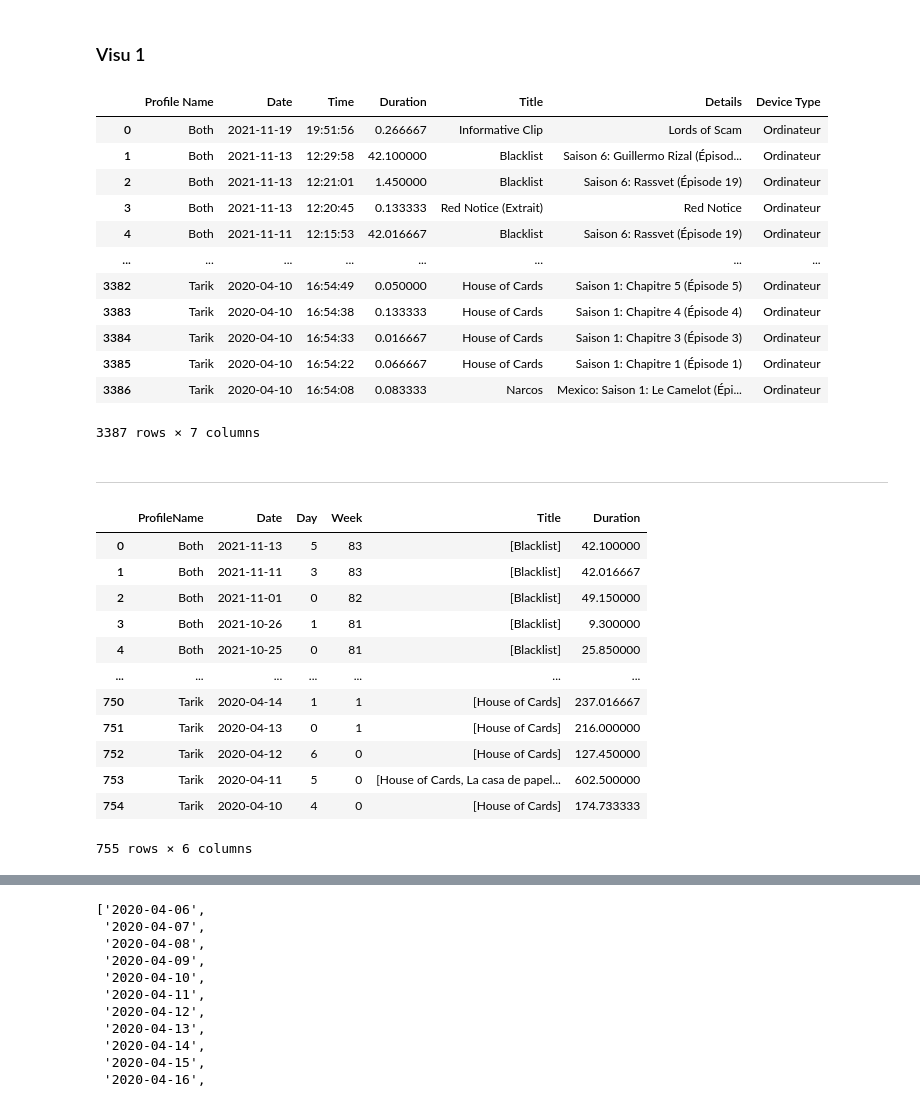
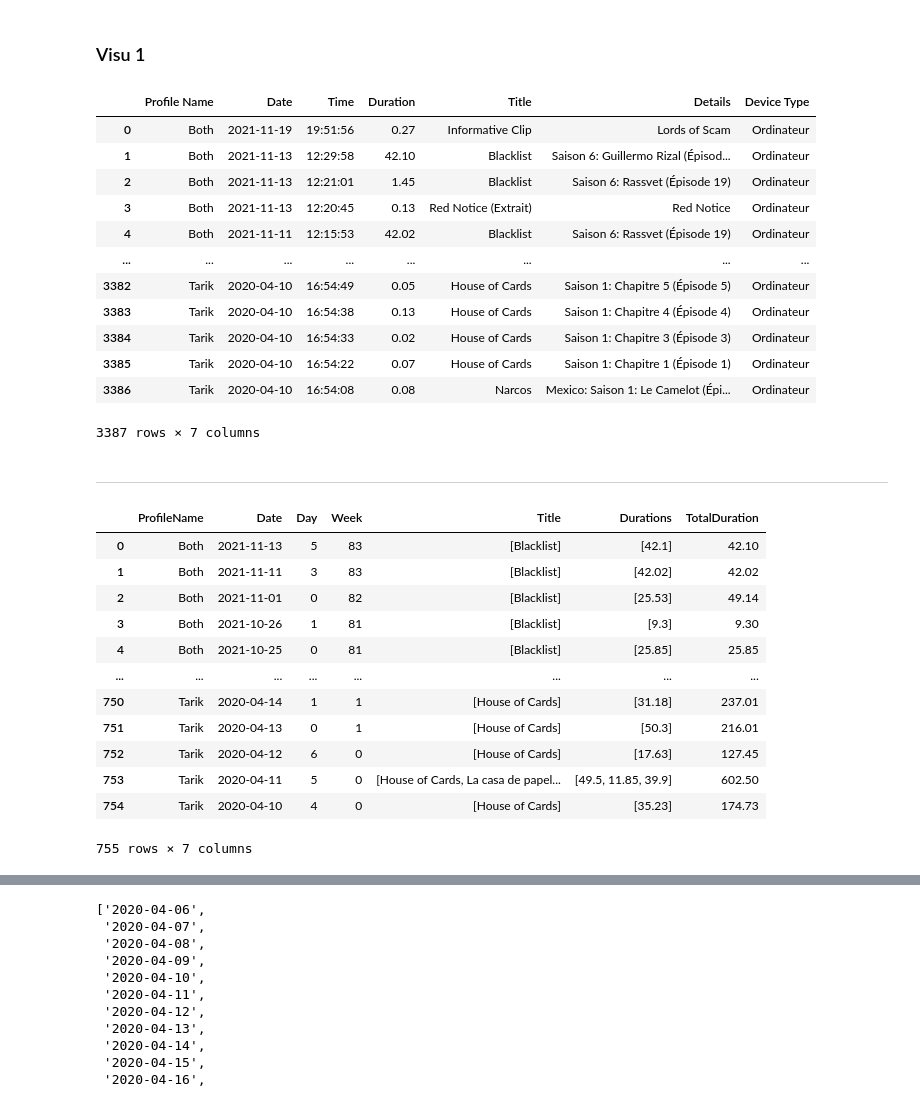
Before and after one commit to boumaza-sebia/dataviz-netflix, a Jupyter notebook: python/data.ipynb, the cells around one changed output, grey strips where cells are left out. Cells and saved outputs as stored; diff of their text form; code cells hidden in the pictures.

Commit message:
ajout temps de visionnage par contenu par jour

```diff
--- a/python/data.ipynb
+++ b/python/data.ipynb
@@ -29,7 +29,7 @@ viewing_activity
 viewing_activity = pd.read_csv('../data/ViewingActivity.csv', sep=',')
 
 def sum_duration(duration):
-    return float(duration[0:2])*60 + float(duration[3:5]) + float(duration[6:8])/60
+    return round(float(duration[0:2])*60 + float(duration[3:5]) + float(duration[6:8])/60,2)
 
 def split_title_details(text):
     for i in range(len(text)):
@@ -88,17 +88,17 @@ viewing_activity
 viewing_activity
 # %% [output]
 |  | Profile Name | Date | Time | Duration | Title | Details | Device Type |
-| 0 | Both | 2021-11-19 | 19:51:56 | 0.266667 | Informative Clip | Lords of Scam | Ordinateur |
-| 1 | Both | 2021-11-13 | 12:29:58 | 42.100000 | Blacklist | Saison 6: Guillermo Rizal (Épisod... | Ordinateur |
-| 2 | Both | 2021-11-13 | 12:21:01 | 1.450000 | Blacklist | Saison 6: Rassvet (Épisode 19) | Ordinateur |
-| 3 | Both | 2021-11-13 | 12:20:45 | 0.133333 | Red Notice (Extrait) | Red Notice | Ordinateur |
-| 4 | Both | 2021-11-11 | 12:15:53 | 42.016667 | Blacklist | Saison 6: Rassvet (Épisode 19) | Ordinateur |
+| 0 | Both | 2021-11-19 | 19:51:56 | 0.27 | Informative Clip | Lords of Scam | Ordinateur |
+| 1 | Both | 2021-11-13 | 12:29:58 | 42.10 | Blacklist | Saison 6: Guillermo Rizal (Épisod... | Ordinateur |
+| 2 | Both | 2021-11-13 | 12:21:01 | 1.45 | Blacklist | Saison 6: Rassvet (Épisode 19) | Ordinateur |
+| 3 | Both | 2021-11-13 | 12:20:45 | 0.13 | Red Notice (Extrait) | Red Notice | Ordinateur |
+| 4 | Both | 2021-11-11 | 12:15:53 | 42.02 | Blacklist | Saison 6: Rassvet (Épisode 19) | Ordinateur |
 | ... | ... | ... | ... | ... | ... | ... | ... |
-| 3382 | Tarik | 2020-04-10 | 16:54:49 | 0.050000 | House of Cards | Saison 1: Chapitre 5 (Épisode 5) | Ordinateur |
-| 3383 | Tarik | 2020-04-10 | 16:54:38 | 0.133333 | House of Cards | Saison 1: Chapitre 4 (Épisode 4) | Ordinateur |
-| 3384 | Tarik | 2020-04-10 | 16:54:33 | 0.016667 | House of Cards | Saison 1: Chapitre 3 (Épisode 3) | Ordinateur |
-| 3385 | Tarik | 2020-04-10 | 16:54:22 | 0.066667 | House of Cards | Saison 1: Chapitre 1 (Épisode 1) | Ordinateur |
-| 3386 | Tarik | 2020-04-10 | 16:54:08 | 0.083333 | Narcos | Mexico: Saison 1: Le Camelot (Épi... | Ordinateur |
+| 3382 | Tarik | 2020-04-10 | 16:54:49 | 0.05 | House of Cards | Saison 1: Chapitre 5 (Épisode 5) | Ordinateur |
+| 3383 | Tarik | 2020-04-10 | 16:54:38 | 0.13 | House of Cards | Saison 1: Chapitre 4 (Épisode 4) | Ordinateur |
+| 3384 | Tarik | 2020-04-10 | 16:54:33 | 0.02 | House of Cards | Saison 1: Chapitre 3 (Épisode 3) | Ordinateur |
+| 3385 | Tarik | 2020-04-10 | 16:54:22 | 0.07 | House of Cards | Saison 1: Chapitre 1 (Épisode 1) | Ordinateur |
+| 3386 | Tarik | 2020-04-10 | 16:54:08 | 0.08 | Narcos | Mexico: Saison 1: Le Camelot (Épi... | Ordinateur |
 3387 rows × 7 columns
 # %% [markdown]
 ----------------------------------------------
@@ -152,7 +152,7 @@ def get_week_number(str_date):
         if (week_days[i] == week_monday):
             return i
 # %%
-data = {'ProfileName' : [], 'Date': [], 'Day': [] , 'Week': [], 'Title': [],'Duration': []}
+data = {'ProfileName' : [], 'Date': [], 'Day': [] , 'Week': [], 'Title': [],'Durations': [], 'TotalDuration': []}
 i = 0
 while i < viewing_activity.shape[0]:
     if viewing_activity['Duration'][i] > 3:
@@ -162,46 +162,49 @@ while i < viewing_activity.shape[0]:
         week = get_week_number(str_date)
         dict_temp = {'Profile Name' : viewing_activity['Profile Name'][j],
                     'Date' : str_date,
                     'Day': day,
                     'Week': week,
                     'Title' : [viewing_activity['Title'][j]],
-                    'Duration' : 0}
+                    'Durations' : [viewing_activity['Duration'][j]],
+                    'TotalDuration' : 0}
         same_day = True
         while(same_day and j < viewing_activity.shape[0]):
             if (viewing_activity['Profile Name'][j] == dict_temp["Profile Name"]
                 and viewing_activity['Date'][j] == dict_temp["Date"]):
                 if viewing_activity['Duration'][j] > 3:
                     if viewing_activity['Title'][j] not in dict_temp["Title"]:
                             dict_temp["Title"].append(viewing_activity['Title'][j])
-                    dict_temp["Duration"] += viewing_activity['Duration'][j]
+                            dict_temp["Durations"].append(viewing_activity['Duration'][j])
+                    dict_temp["TotalDuration"] += viewing_activity['Duration'][j]
                 j = j + 1
             elif (viewing_activity['Date'][j] != dict_temp["Date"]):
                 same_day = False
             else:
                 j = j + 1
         data["ProfileName"].append(dict_temp["Profile Name"])
         data["Date"].append(dict_temp["Date"])
         data["Day"].append(dict_temp["Day"])
         data["Week"].append(dict_temp["Week"])
         data["Title"].append(dict_temp["Title"])
-        data["Duration"].append(dict_temp["Duration"])
+        data["Durations"].append(dict_temp["Durations"])
+        data["TotalDuration"].append(dict_temp["TotalDuration"])
         i = j
     else:
         i = i + 1
 
 df_viewing_activity = pd.DataFrame.from_dict(data)
 df_viewing_activity
 # %% [output]
-|  | ProfileName | Date | Day | Week | Title | Duration |
-| 0 | Both | 2021-11-13 | 5 | 83 | [Blacklist] | 42.100000 |
-| 1 | Both | 2021-11-11 | 3 | 83 | [Blacklist] | 42.016667 |
-| 2 | Both | 2021-11-01 | 0 | 82 | [Blacklist] | 49.150000 |
-| 3 | Both | 2021-10-26 | 1 | 81 | [Blacklist] | 9.300000 |
-| 4 | Both | 2021-10-25 | 0 | 81 | [Blacklist] | 25.850000 |
-| ... | ... | ... | ... | ... | ... | ... |
-| 750 | Tarik | 2020-04-14 | 1 | 1 | [House of Cards] | 237.016667 |
-| 751 | Tarik | 2020-04-13 | 0 | 1 | [House of Cards] | 216.000000 |
-| 752 | Tarik | 2020-04-12 | 6 | 0 | [House of Cards] | 127.450000 |
-| 753 | Tarik | 2020-04-11 | 5 | 0 | [House of Cards, La casa de papel... | 602.500000 |
-| 754 | Tarik | 2020-04-10 | 4 | 0 | [House of Cards] | 174.733333 |
+|  | ProfileName | Date | Day | Week | Title | Durations | TotalDuration |
+| 0 | Both | 2021-11-13 | 5 | 83 | [Blacklist] | [42.1] | 42.10 |
+| 1 | Both | 2021-11-11 | 3 | 83 | [Blacklist] | [42.02] | 42.02 |
+| 2 | Both | 2021-11-01 | 0 | 82 | [Blacklist] | [25.53] | 49.14 |
+| 3 | Both | 2021-10-26 | 1 | 81 | [Blacklist] | [9.3] | 9.30 |
+| 4 | Both | 2021-10-25 | 0 | 81 | [Blacklist] | [25.85] | 25.85 |
+| ... | ... | ... | ... | ... | ... | ... | ... |
+| 750 | Tarik | 2020-04-14 | 1 | 1 | [House of Cards] | [31.18] | 237.01 |
+| 751 | Tarik | 2020-04-13 | 0 | 1 | [House of Cards] | [50.3] | 216.01 |
+| 752 | Tarik | 2020-04-12 | 6 | 0 | [House of Cards] | [17.63] | 127.45 |
+| 753 | Tarik | 2020-04-11 | 5 | 0 | [House of Cards, La casa de papel... | [49.5, 11.85, 39.9] | 602.50 |
+| 754 | Tarik | 2020-04-10 | 4 | 0 | [House of Cards] | [35.23] | 174.73 |
-755 rows × 6 columns
+755 rows × 7 columns
```
Also changed, not shown: parts of 4 cells of this notebook, 5 other files.
